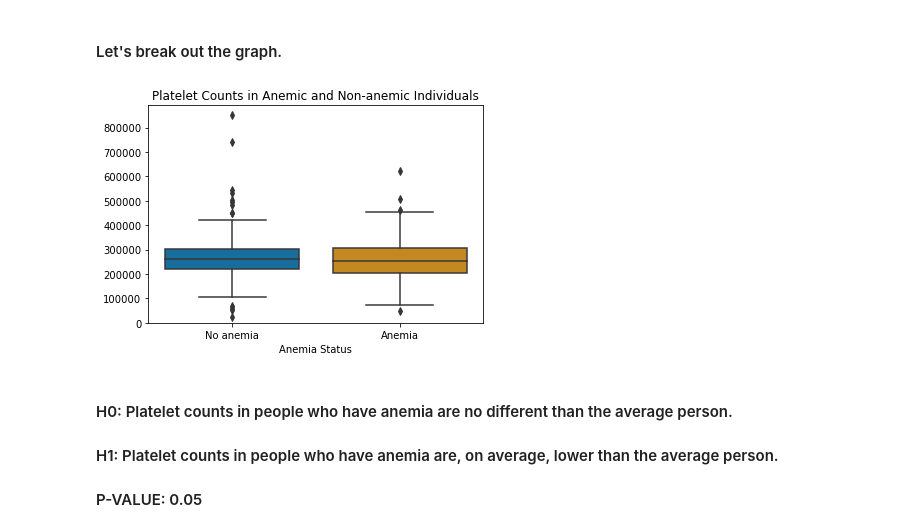
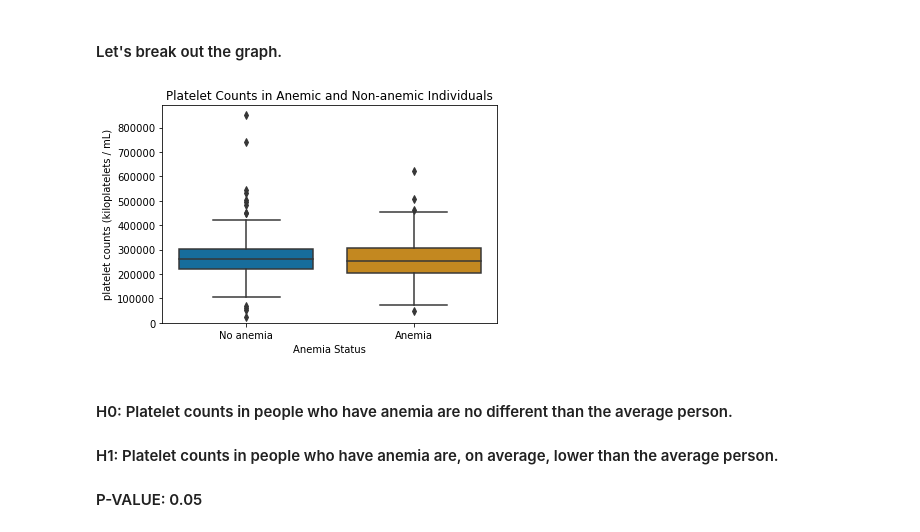
Before and after one commit to INDIG0N/anemia_data, a Jupyter notebook: notebooks/heart_failure_data.ipynb, the cells around one changed output. Cells and saved outputs as stored; diff of their text form; code cells hidden in the pictures.

```diff
--- a/notebooks/heart_failure_data.ipynb
+++ b/notebooks/heart_failure_data.ipynb
@@ -208,16 +208,15 @@ Mean platelet counts (kiloplatelets / mL) for patients without anemia: 267082
 # %%
 g1 = sns.boxplot(x = heart['anaemia'], y = heart['platelets'])
 g1.set_xticklabels(['No anemia', 'Anemia'])
 g1.set_xlabel('Anemia Status')
-# g1.set_ylabel('platelet counts (kiloplatelets / mL)')
-g1.set_ylabel('')
+g1.set_ylabel('platelet counts (kiloplatelets / mL)')
 g1.set(ylim = (0, None))
 g1.set_title('Platelet Counts in Anemic and Non-anemic Individuals')
 
 fig = g1.get_figure()
 fig.savefig('../images/Platelets.jpeg')
 # %% [output]
-[figure, old version]
+[figure, new version]
 # %% [markdown]
 #### H0: Platelet counts in people who have anemia are no different than the average person.
 
```
Also changed, not shown: parts of 1 cell of this notebook, 5 other files.
